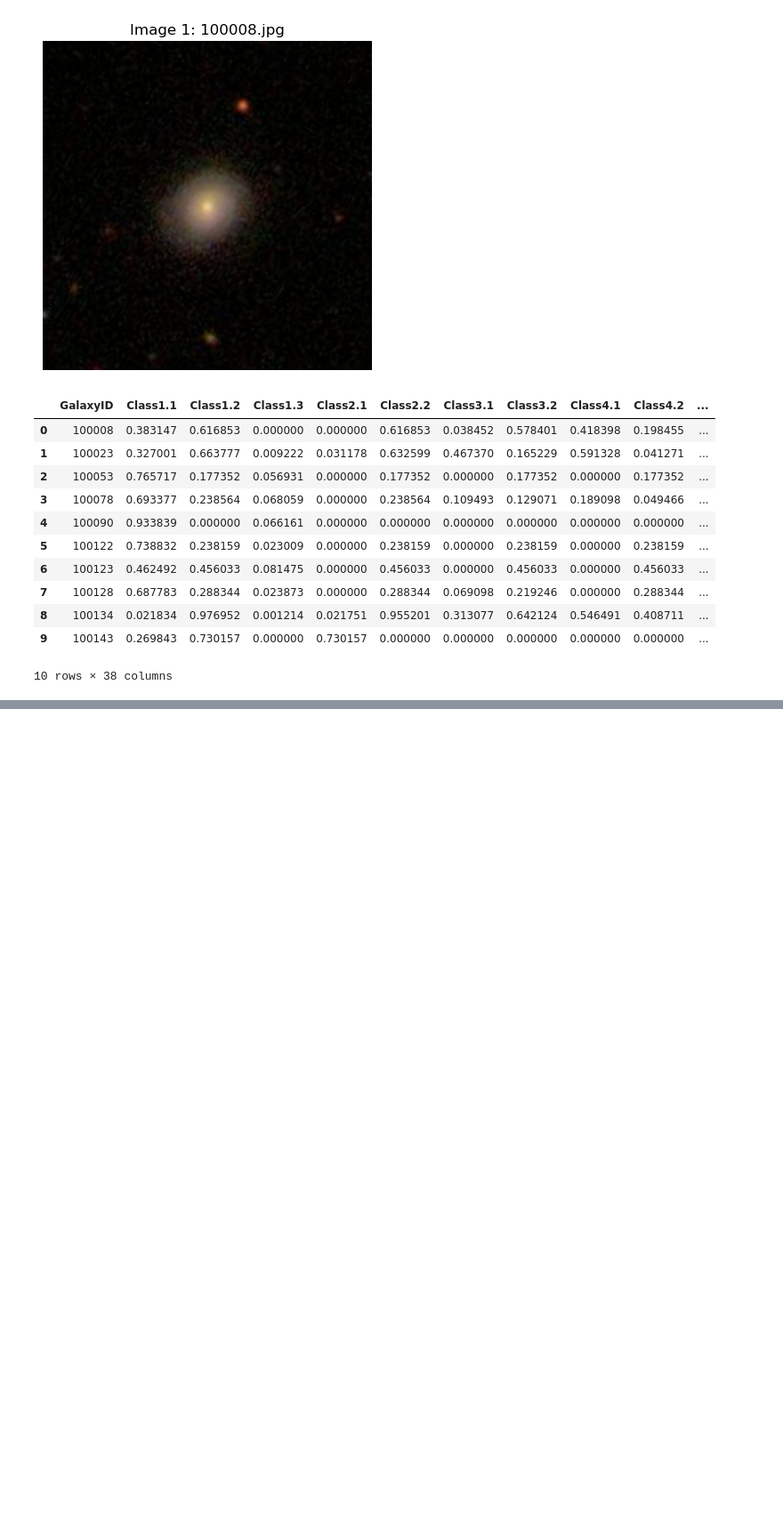
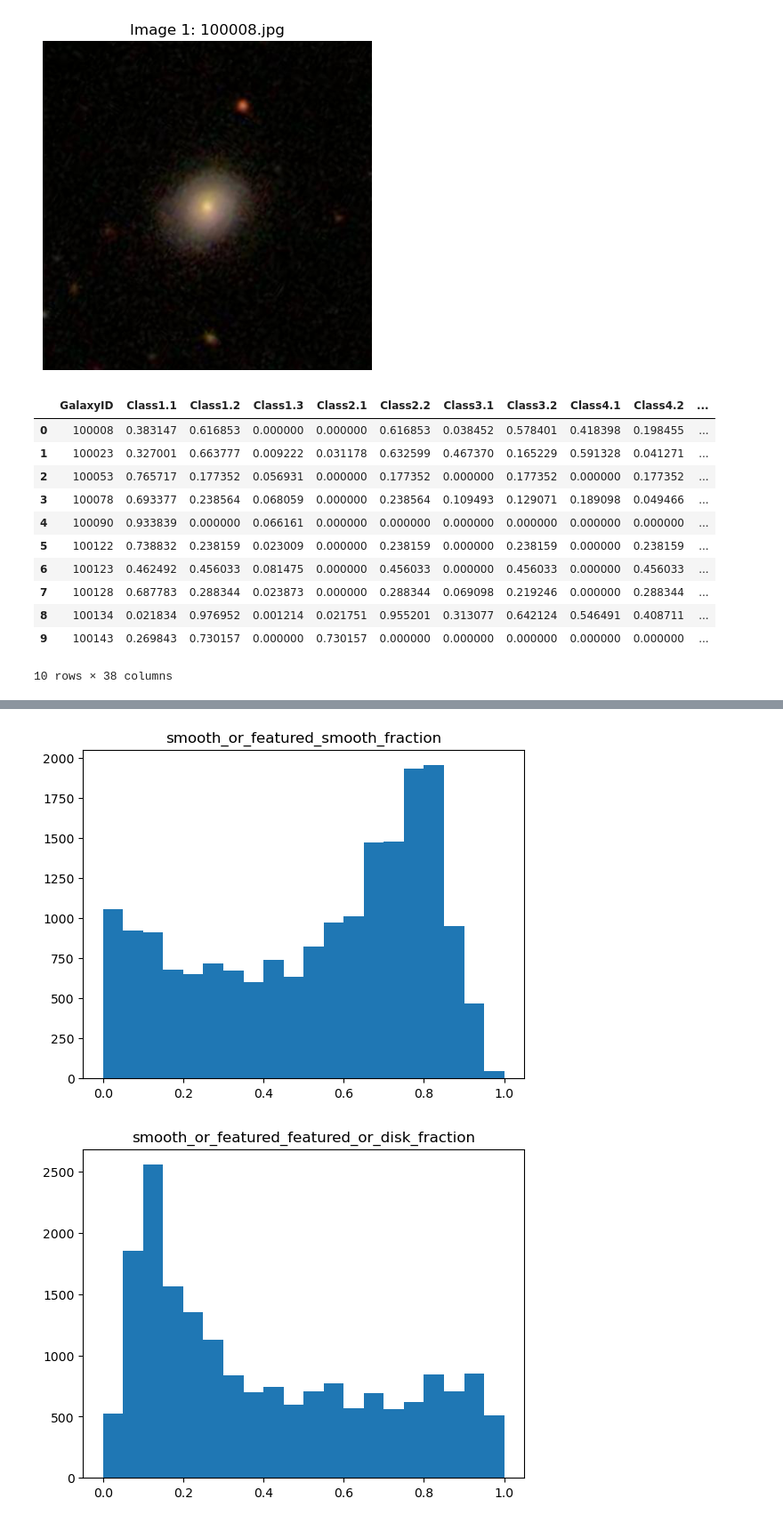
Before and after one commit to ChamillaTerp/AML2025_FinalProject, a Jupyter notebook: Mark/Mark.ipynb, the cells around one changed output, grey strips where cells are left out. Shown at 89% size. Cells and saved outputs as stored; diff of their text form; code cells hidden in the pictures; blank space fills up the shorter version.

```diff
--- a/Mark/Mark.ipynb
+++ b/Mark/Mark.ipynb
@@ -126,0 +192,2 @@ training_solutions.head(10)
+# %%
+gz5_data_reduced = gz5_data[gz5_data['iauname'].isin(image_filenames)].copy().sort_values(by='iauname')
@@ -126,0 +241,8 @@ training_solutions.head(10)
+# %%
+gz5_data_reduced[['smooth_or_featured_smooth_fraction']].hist(grid=False, bins=20)
+gz5_data_reduced[['smooth_or_featured_featured_or_disk_fraction']].hist(grid=False, bins=20)
+gz5_data_reduced[['smooth_or_featured_artifact_fraction']].hist(grid=False, bins=20)
+plt.show()
+# %% [output]
+[figure, added]
+[figure, added]
```
Also changed, not shown: parts of 24 cells of this notebook.
